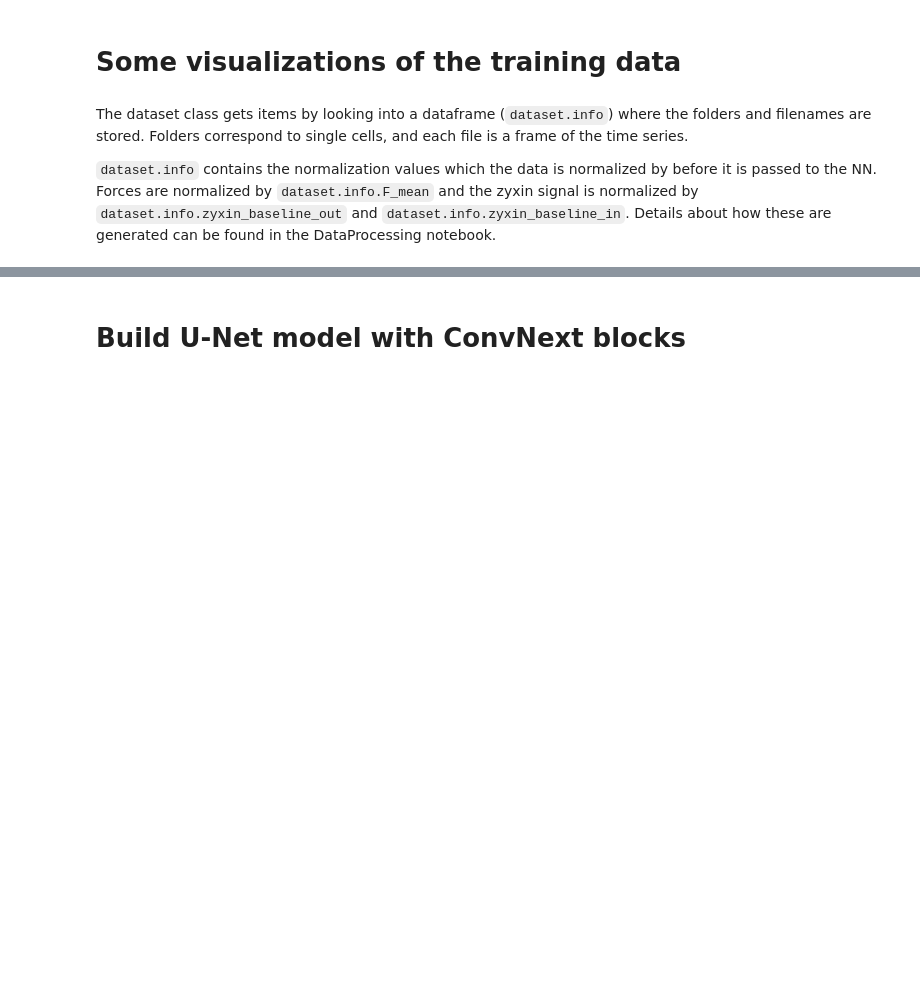
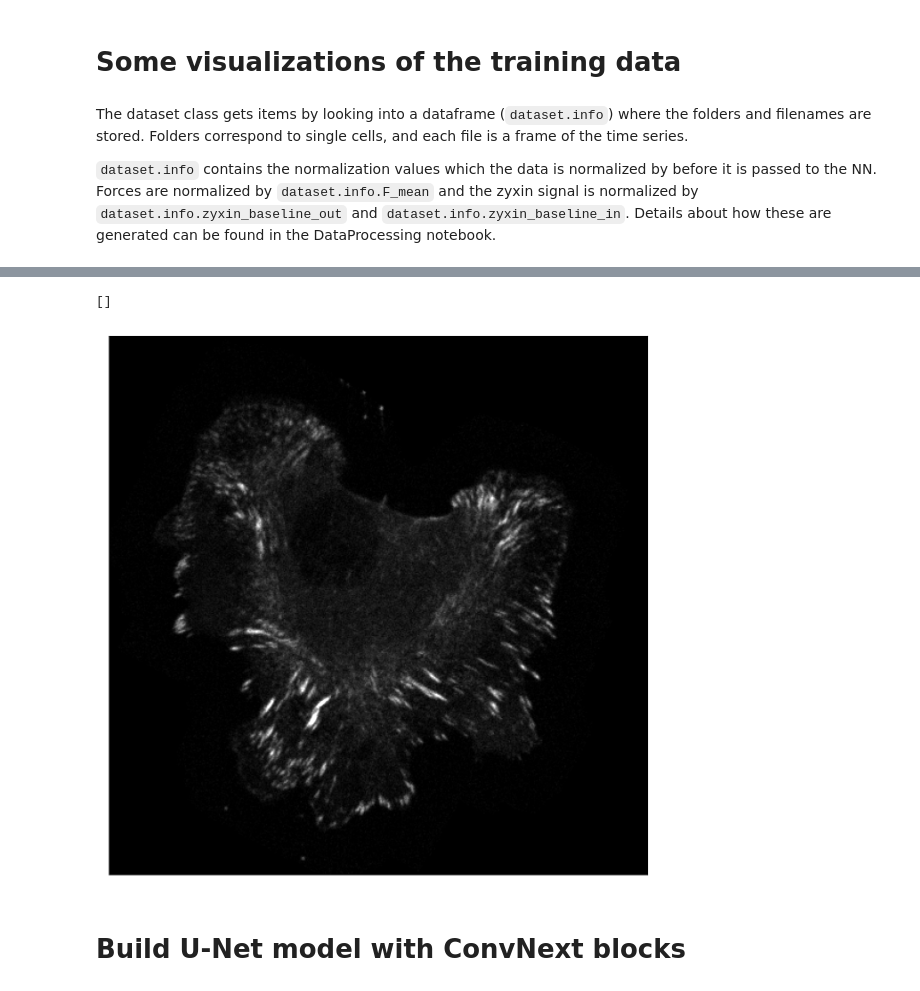
Before and after one commit to schmittms/cell_force_prediction, a Jupyter notebook: train_unet.ipynb, the cells around one changed output, grey strips where cells are left out. Drawn from its saved outputs; the diff is of its cells as text; code cells hidden in the pictures; blank space fills up the shorter version.

```diff
--- a/train_unet.ipynb
+++ b/train_unet.ipynb
@@ -143,3 +152,21 @@ for a in ax.flat:
+# %%
+fig,ax=plt.subplots(1,1,figsize=(8, 8), dpi=200)
+
+cell = 'cell_1'
+frame = 5
+
+idx = dataset.info.index[(dataset.info.folder==cell)&(dataset.info.frame==frame)].tolist()[0] # Get index in dataframe that contains the right cell and frame.
+
+sample = dataset[idx] # get item
+
+
+ax.imshow(sample['zyxin'].squeeze(), origin='lower', cmap='gray', vmax=10, vmin=0)
+
+ax.set_xticks([])
+ax.set_yticks([])
+# %% [output]
+[]
+[figure, added]
 # %% [markdown]
 # Build U-Net model with ConvNext blocks
 # %%
```
Also changed, not shown: parts of 5 cells of this notebook, 2 other files.
